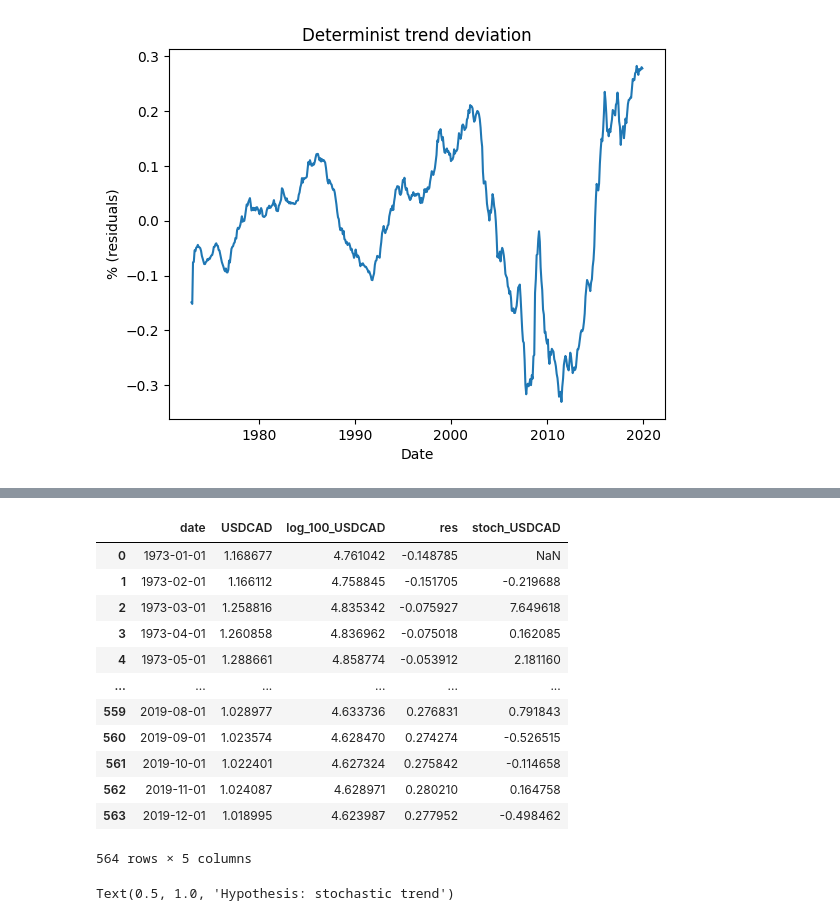
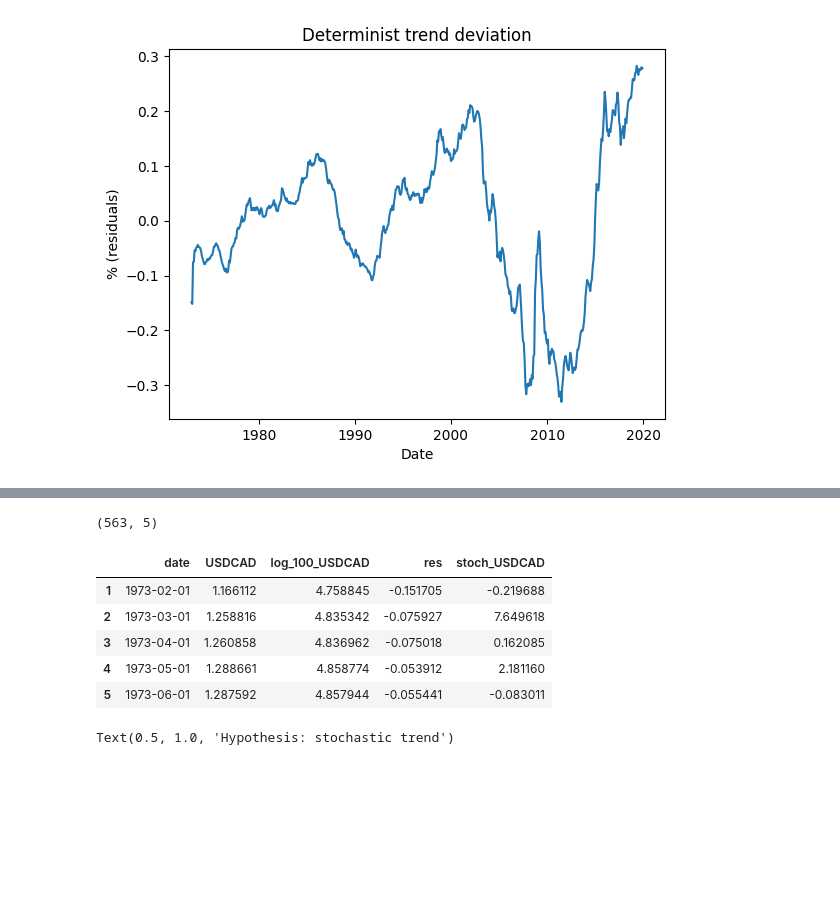
Before and after one commit to Thomas4390/econometrics_tp1, a Jupyter notebook: tp1.ipynb, the cells around one changed output, grey strips where cells are left out. Saved outputs shown, nothing was run; the diff lists cells and outputs as text; code cells hidden in the pictures; blank space fills up the shorter version.

```diff
--- a/tp1.ipynb
+++ b/tp1.ipynb
@@ -116,22 +126,19 @@ Text(0.5, 1.0, 'Determinist trend deviation')
 # %%
 #1c
-
 df["stoch_USDCAD"] = df["log_100_USDCAD"].diff() * 100
-df
+df.dropna(inplace=True) # drop first row
+df.shape
 # %% [output]
-|  | date | USDCAD | log_100_USDCAD | res | stoch_USDCAD |
-| 0 | 1973-01-01 | 1.168677 | 4.761042 | -0.148785 | NaN |
-| 1 | 1973-02-01 | 1.166112 | 4.758845 | -0.151705 | -0.219688 |
-| 2 | 1973-03-01 | 1.258816 | 4.835342 | -0.075927 | 7.649618 |
-| 3 | 1973-04-01 | 1.260858 | 4.836962 | -0.075018 | 0.162085 |
-| 4 | 1973-05-01 | 1.288661 | 4.858774 | -0.053912 | 2.181160 |
-| ... | ... | ... | ... | ... | ... |
-| 559 | 2019-08-01 | 1.028977 | 4.633736 | 0.276831 | 0.791843 |
-| 560 | 2019-09-01 | 1.023574 | 4.628470 | 0.274274 | -0.526515 |
-| 561 | 2019-10-01 | 1.022401 | 4.627324 | 0.275842 | -0.114658 |
-| 562 | 2019-11-01 | 1.024087 | 4.628971 | 0.280210 | 0.164758 |
-| 563 | 2019-12-01 | 1.018995 | 4.623987 | 0.277952 | -0.498462 |
-564 rows × 5 columns
+(563, 5)
+# %%
+df.head()
+# %% [output]
+|  | date | USDCAD | log_100_USDCAD | res | stoch_USDCAD |
+| 1 | 1973-02-01 | 1.166112 | 4.758845 | -0.151705 | -0.219688 |
+| 2 | 1973-03-01 | 1.258816 | 4.835342 | -0.075927 | 7.649618 |
+| 3 | 1973-04-01 | 1.260858 | 4.836962 | -0.075018 | 0.162085 |
+| 4 | 1973-05-01 | 1.288661 | 4.858774 | -0.053912 | 2.181160 |
+| 5 | 1973-06-01 | 1.287592 | 4.857944 | -0.055441 | -0.083011 |
 # %%
 plt.plot(df["date"], df["stoch_USDCAD"])
 plt.xlabel("Date")
```
Also changed, not shown: parts of 9 cells of this notebook.
